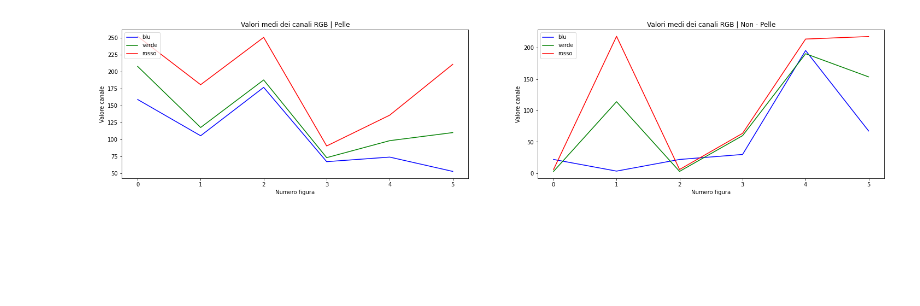
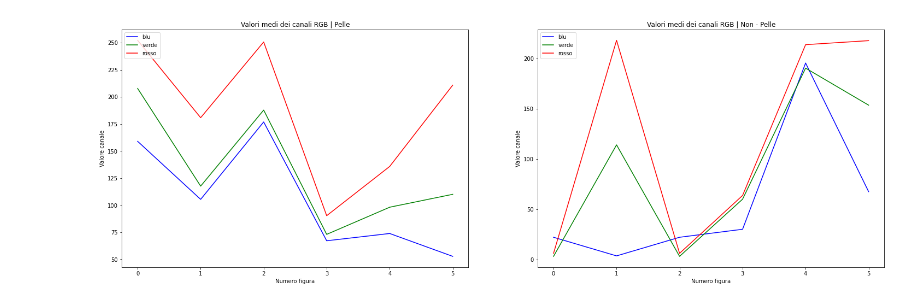
Before and after one commit to Wooler97/Skin-Detection, a Jupyter notebook: a.ipynb, the cells around one changed output. Cells and saved outputs as stored; diff of their text form; code cells hidden in the pictures; blank space fills up the shorter version.

```diff
--- a/a.ipynb
+++ b/a.ipynb
@@ -391,29 +367,29 @@ No artists with labels found to put in legend.  Note that artists whose label st
 # %%
 chp_r = np.array([ch1[2], ch2[2], ch3[2], ch4[2], ch5[2], ch6[2]])
 chp_g = np.array([ch1[1], ch2[1], ch3[1], ch4[1], ch5[1], ch6[1]])
 chp_b = np.array([ch1[0], ch2[0], ch3[0], ch4[0], ch5[0], ch6[0]])
 
-plt.figure(figsize=(25, 5))
+plt.figure(figsize=(25, 8))
 plt.subplot(1,2,1)
 plt.title('Valori medi dei canali RGB | Pelle',fontsize=12)
 plt.plot(chp_b, "-b", label = "blu")
 plt.plot(chp_g, "-g", label = "verde")
 plt.plot(chp_r, "-r", label = "rosso")
 plt.legend(loc = 'upper left')
 plt.xlabel("Numero figura")
 plt.ylabel("Valore canale")
 
 chnp_r2 = np.array([ch7[2], ch8[2], ch9[2], ch10[2], ch11[2], ch12[2]])
 chnp_g2 = np.array([ch7[1], ch8[1], ch9[1], ch10[1], ch11[1], ch12[1]])
 chnp_b2 = np.array([ch7[0], ch8[0], ch9[0], ch10[0], ch11[0], ch12[0]])
 
 plt.subplot(1,2,2)
 plt.title('Valori medi dei canali RGB | Non - Pelle',fontsize=12)
 plt.plot(chnp_b2, "-b", label = "blu")
 plt.plot(chnp_g2, "-g", label = "verde")
 plt.plot(chnp_r2, "-r", label = "rosso")
 plt.xlabel("Numero figura")
 plt.ylabel("Valore canale")
 _ = plt.legend(loc = 'upper left')
 # %% [output]
-[figure, old version]
+[figure, new version]
```
Also changed, not shown: parts of 7 cells of this notebook.
